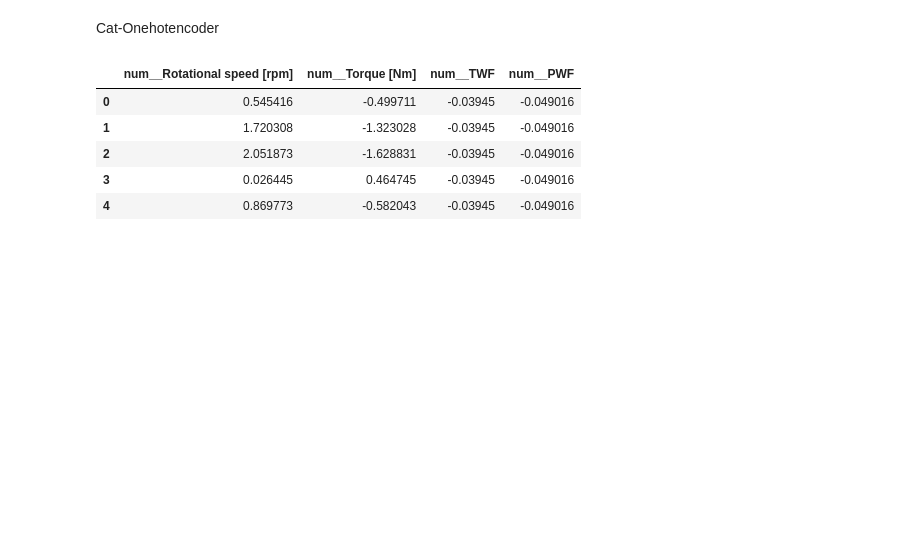
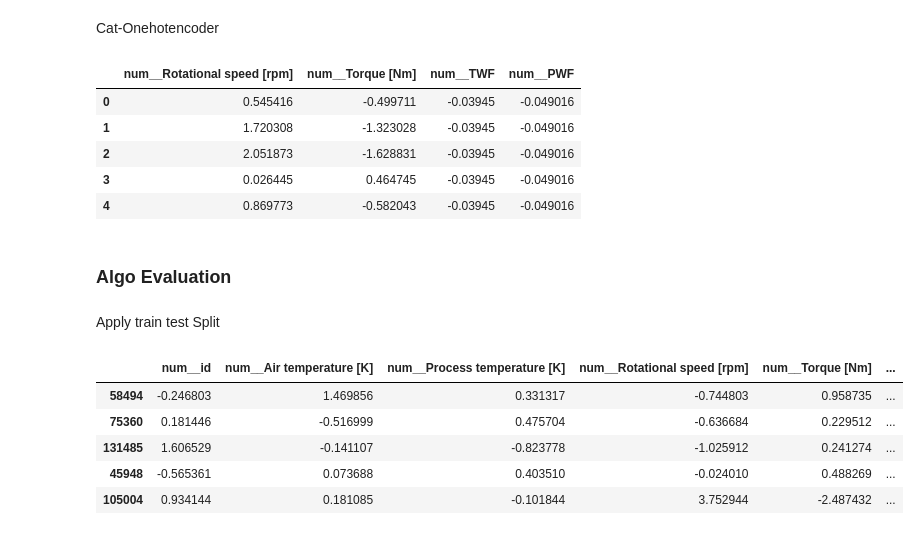
Before and after one commit to Rutuja68/Vscode-6-8-pm, a Jupyter notebook: machine failure Data/project.ipynb, the cells around one changed output. Saved outputs shown, nothing was run; the diff lists cells and outputs as text; code cells hidden in the pictures; blank space fills up the shorter version.

```diff
--- a/machine failure Data/project.ipynb
+++ b/machine failure Data/project.ipynb
@@ -232,3 +232,19 @@ X_sel_pre.head()
 | 2 | 2.051873 | -1.628831 | -0.03945 | -0.049016 |
 | 3 | 0.026445 | 0.464745 | -0.03945 | -0.049016 |
 | 4 | 0.869773 | -0.582043 | -0.03945 | -0.049016 |
+# %% [markdown]
+### Algo Evaluation
+# %% [markdown]
+Apply train test Split
+# %%
+from sklearn.model_selection import train_test_split
+xtrain, xtest, ytrain, ytest = train_test_split(X_pre, Y, test_size=0.3, random_state=42)
+# %%
+xtrain.head()
+# %% [output]
+|  | num__id | num__Air temperature [K] | num__Process temperature [K] | num__Rotational speed [rpm] | num__Torque [Nm] | ... |
+| 58494 | -0.246803 | 1.469856 | 0.331317 | -0.744803 | 0.958735 | ... |
+| 75360 | 0.181446 | -0.516999 | 0.475704 | -0.636684 | 0.229512 | ... |
+| 131485 | 1.606529 | -0.141107 | -0.823778 | -1.025912 | 0.241274 | ... |
+| 45948 | -0.565361 | 0.073688 | 0.403510 | -0.024010 | 0.488269 | ... |
+| 105004 | 0.934144 | 0.181085 | -0.101844 | 3.752944 | -2.487432 | ... |
```
Also changed, not shown: parts of 27 cells of this notebook, 7 other files.
